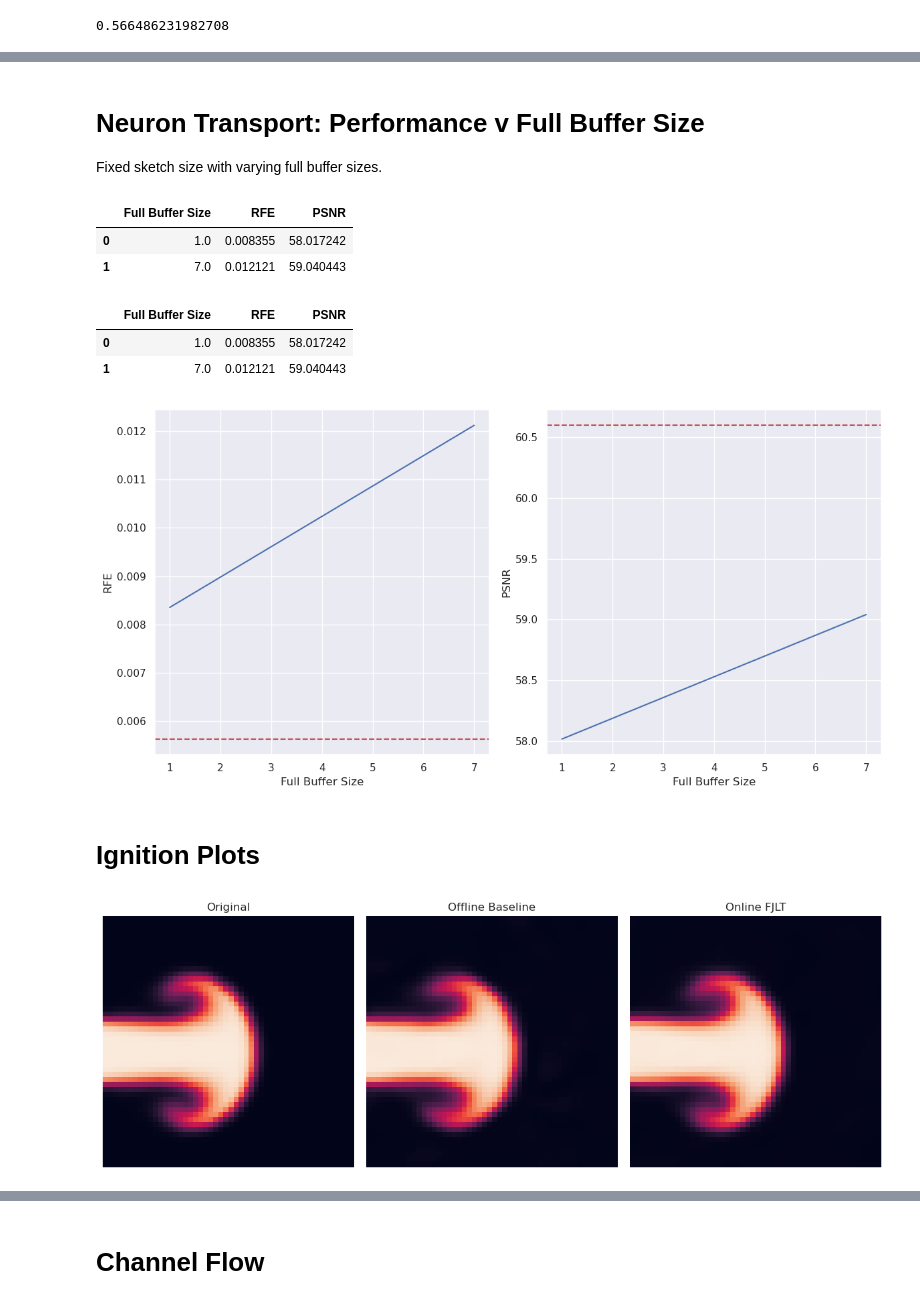
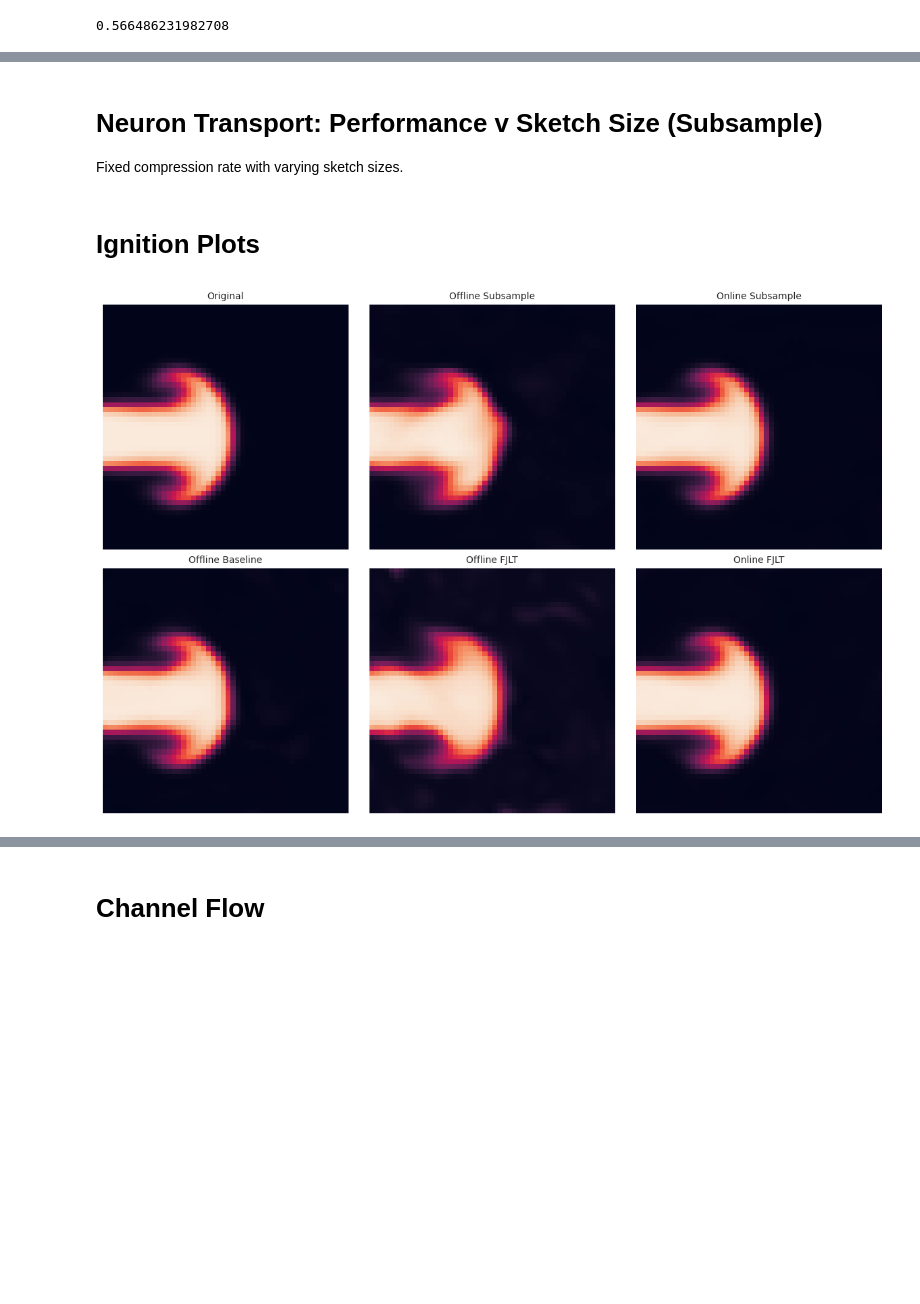
Before and after one commit to RS-Coop/Implicit-Neural-Compression, a Jupyter notebook: Paper Results.ipynb, the cells around one changed output, grey strips where cells are left out. Drawn from its saved outputs; the diff is of its cells as text; code cells hidden in the pictures; blank space fills up the shorter version.

```diff
--- a/Paper Results.ipynb
+++ b/Paper Results.ipynb
@@ -133,3 +155,3 @@ fig.savefig("misc/figures/sample-factor-performance.png")
 # %% [markdown]
-# Neuron Transport: Performance v Full Buffer Size
-Fixed sketch size with varying full buffer sizes.
+# Neuron Transport: Performance v Sketch Size (Subsample)
+Fixed compression rate with varying sketch sizes.
@@ -151,6 +157,0 @@ for i, experiment in enumerate(experiments):
-# %%
-df
-# %% [output]
-|  | Full Buffer Size | RFE | PSNR |
-| 0 | 1.0 | 0.008355 | 58.017242 |
-| 1 | 7.0 | 0.012121 | 59.040443 |
@@ -164,48 +158,41 @@ df_offline.loc[0] = [df_.loc[1,"value"], df_.loc[0,"value"]]
-# %%
-df
-# %% [output]
-|  | Full Buffer Size | RFE | PSNR |
-| 0 | 1.0 | 0.008355 | 58.017242 |
-| 1 | 7.0 | 0.012121 | 59.040443 |
-# %%
-#Plot
-fig, ax = plt.subplots(1,2,figsize=(12,6))
-
-sns.lineplot(data=df, x="Full Buffer Size", y="RFE", ax=ax[0])
-ax[0].axhline(df_offline["RFE"][0], c="r", ls="--")
-
-sns.lineplot(data=df, x="Full Buffer Size", y="PSNR", ax=ax[1])
-ax[1].axhline(df_offline["PSNR"][0], c="r", ls="--")
-
-fig.tight_layout()
-# %% [output]
-[figure, removed]
 # %% [markdown]
 # Ignition Plots
 # %%
 #Load Data
-frame = 15
+frame = 12
 
 raw = np.load("data/ignition/features.npy")[frame,:,1].reshape(50,50)
 r_baseline = np.load("lightning_logs/ignition/hnet_offline_full/version_3/reconstruction.npy")[frame,:,1].reshape(50,50)
+r_off_sub = np.load("lightning_logs/ignition/hnet_offline_subsample/version_3/reconstruction.npy")[frame,:,1].reshape(50,50)
+r_off_fjlt = np.load("lightning_logs/ignition/hnet_offline_fjlt/version_3/reconstruction.npy")[frame,:,1].reshape(50,50)
+r_sub = np.load("lightning_logs/ignition/hnet_online_subsample/version_3/reconstruction.npy")[frame,:,1].reshape(50,50)
 r_fjlt = np.load("lightning_logs/ignition/hnet_online_fjlt/version_3/reconstruction.npy")[frame,:,1].reshape(50,50)
 # %%
-fig, axs = plt.subplots(1,3,figsize=(12,8))
+fig, axs = plt.subplots(2,3,figsize=(12,8))
 
-axs[0].imshow(raw)
-axs[0].set_title("Original")
+axs[0,0].imshow(raw)
+axs[0,0].set_title("Original")
 
-axs[1].imshow(r_baseline)
-axs[1].set_title("Offline Baseline")
+axs[1,0].imshow(r_baseline)
+axs[1,0].set_title("Offline Baseline")
 
-axs[2].imshow(r_fjlt)
-axs[2].set_title("Online FJLT")
+axs[0,1].imshow(r_off_sub)
+axs[0,1].set_title("Offline Subsample")
 
-for ax in axs:
+axs[1,1].imshow(r_off_fjlt)
+axs[1,1].set_title("Offline FJLT")
+
+axs[0,2].imshow(r_sub)
+axs[0,2].set_title("Online Subsample")
+
+axs[1,2].imshow(r_fjlt)
+axs[1,2].set_title("Online FJLT")
+
+for ax in np.ravel(axs):
     ax.grid(False)
     ax.axis(False)
 
 fig.tight_layout()
 # %% [output]
-[figure, old version]
+[figure, new version]
 # %%
```
Also changed, not shown: parts of 17 cells of this notebook, 7 other files.
